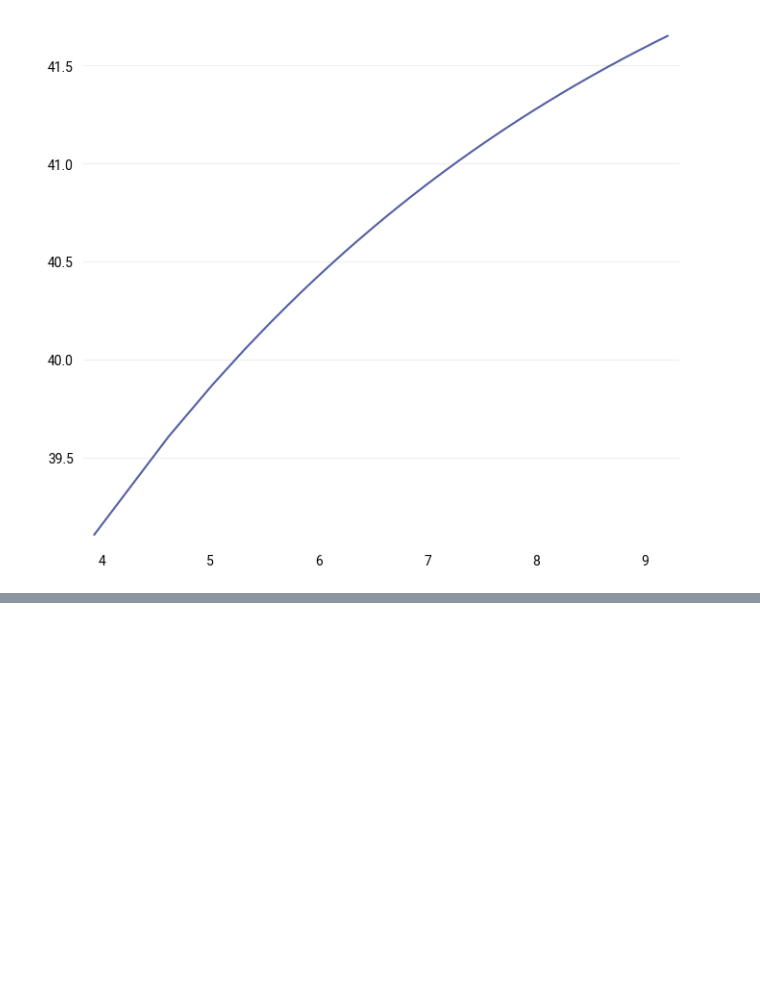
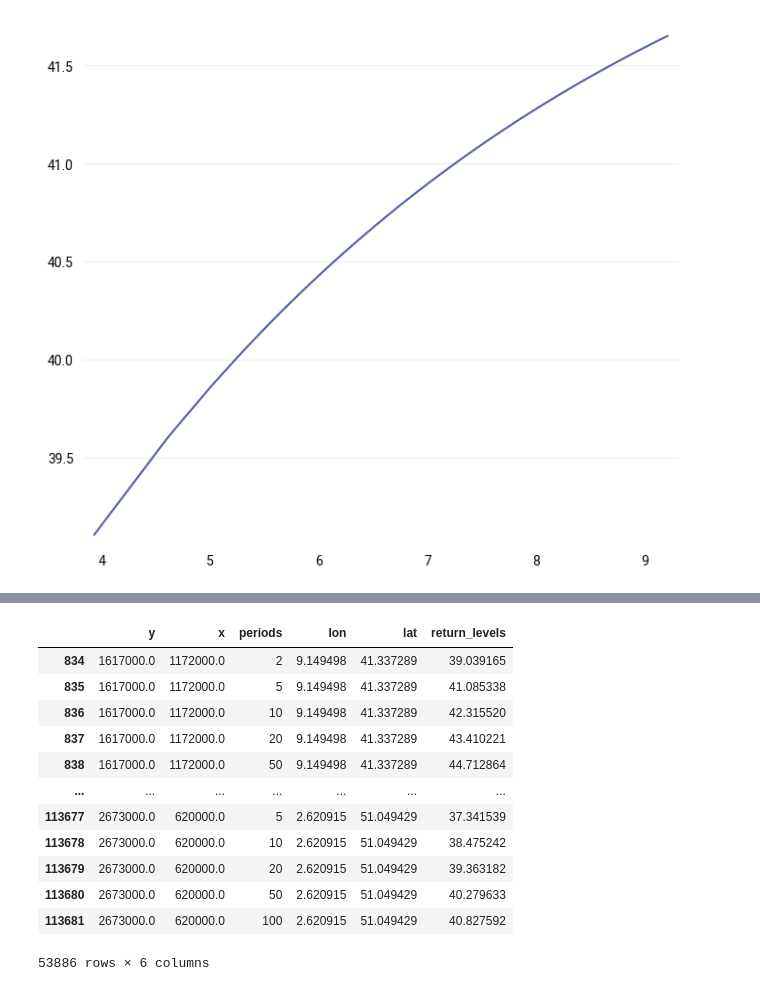
Before and after one commit to tgrandje/hackathon-climat-donnees, a Jupyter notebook: explo.ipynb, the cells around one changed output, grey strips where cells are left out. Saved outputs shown, nothing was run; the diff lists cells and outputs as text; code cells hidden in the pictures; blank space fills up the shorter version.

```diff
--- a/explo.ipynb
+++ b/explo.ipynb
@@ -233,0 +341,18 @@ POLYGON ((5.980807765146909 44.07212879989806, 5.989610775816978 44.092775861287
+# %%
+# now points dimension contains all grid cells
+df = da_stacked.to_dataframe().drop(columns=["x","y","periods"]).reset_index().dropna()
+df
+# %% [output]
+|  | y | x | periods | lon | lat | return_levels |
+| 834 | 1617000.0 | 1172000.0 | 2 | 9.149498 | 41.337289 | 39.039165 |
+| 835 | 1617000.0 | 1172000.0 | 5 | 9.149498 | 41.337289 | 41.085338 |
+| 836 | 1617000.0 | 1172000.0 | 10 | 9.149498 | 41.337289 | 42.315520 |
+| 837 | 1617000.0 | 1172000.0 | 20 | 9.149498 | 41.337289 | 43.410221 |
+| 838 | 1617000.0 | 1172000.0 | 50 | 9.149498 | 41.337289 | 44.712864 |
+| ... | ... | ... | ... | ... | ... | ... |
+| 113677 | 2673000.0 | 620000.0 | 5 | 2.620915 | 51.049429 | 37.341539 |
+| 113678 | 2673000.0 | 620000.0 | 10 | 2.620915 | 51.049429 | 38.475242 |
+| 113679 | 2673000.0 | 620000.0 | 20 | 2.620915 | 51.049429 | 39.363182 |
+| 113680 | 2673000.0 | 620000.0 | 50 | 2.620915 | 51.049429 | 40.279633 |
+| 113681 | 2673000.0 | 620000.0 | 100 | 2.620915 | 51.049429 | 40.827592 |
+53886 rows × 6 columns
```
Also changed, not shown: parts of 23 cells of this notebook.
